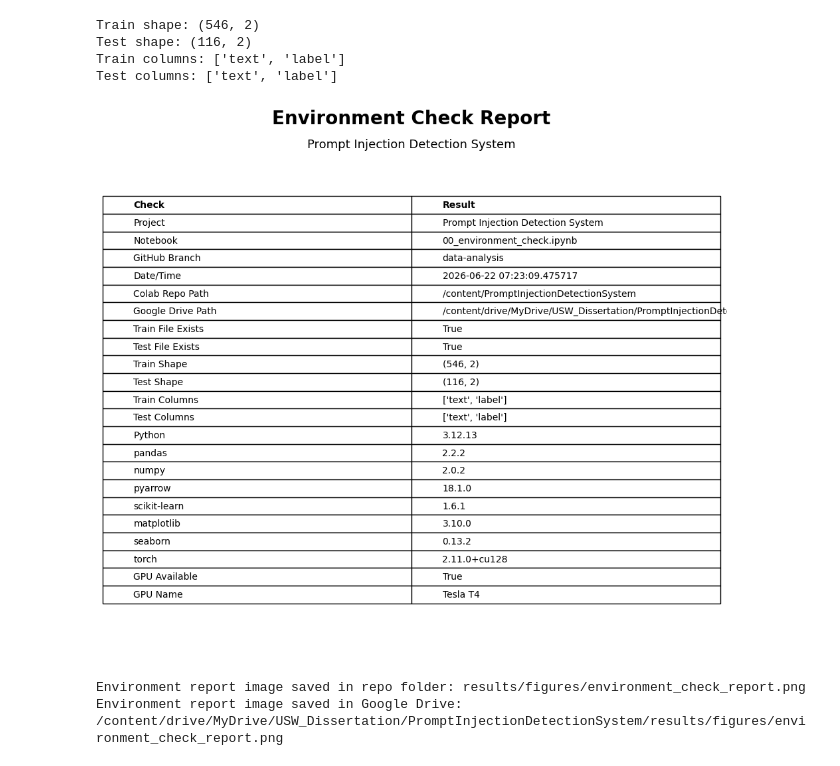
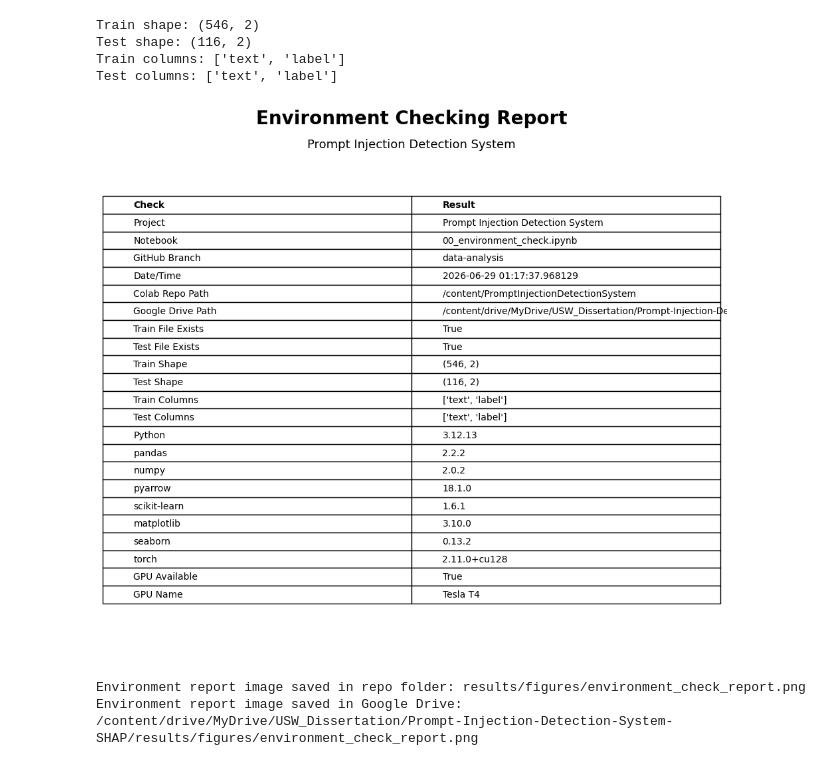
Before and after one commit to Al-Amin95/PromptInjectionDetectionSystem, a Jupyter notebook: notebooks/00_environment_check.ipynb, the cells around one changed output. Cells and saved outputs as stored; diff of their text form; code cells hidden in the pictures.

Commit message:
Data-Analysis Environment Setup done

```diff
--- a/notebooks/00_environment_check.ipynb
+++ b/notebooks/00_environment_check.ipynb
@@ -123,3 +85,29 @@ scikit-learn: 1.6.1
 matplotlib: 3.10.0
 seaborn: 0.13.2
 torch: 2.11.0+cu128
+# %%
+#Create google drive project folders
+import os
+
+drive_base = "/content/drive/MyDrive/USW_Dissertation/Prompt-Injection-Detection-System-SHAP"
+
+drive_folders = [
+    "github_repo_backup",
+    "data/raw",
+    "data/processed",
+    "notebooks",
+    "results/figures",
+    "results/tables",
+    "models/distilbert",
+    "models/roberta",
+    "models/secbert",
+    "shap_outputs",
+    "screenshots",
+    "dissertation_evidence"
+]
+
+for folder in drive_folders:
+    os.makedirs(os.path.join(drive_base, folder), exist_ok=True)
+
+print("Google Drive project folders are ready.")
+print("Drive base path:", drive_base)
@@ -243,7 +251,7 @@ ax.axis("off")
 ax.text(
     0.5,
     1.05,
-    "Environment Check Report",
+    "Environment Checking Report",
     fontsize=20,
     fontweight="bold",
     ha="center",
@@ -258,33 +266,33 @@ ax.text(
     ha="center",
     va="center"
 )
 
 table = ax.table(
     cellText=report_data,
     colLabels=["Check", "Result"],
     cellLoc="left",
     colLoc="left",
     loc="center"
 )
 
 table.auto_set_font_size(False)
 table.set_fontsize(10)
 table.scale(1, 1.6)
 
 for col in range(2):
     table[(0, col)].set_text_props(weight="bold")
 
 repo_image_path = "results/figures/environment_check_report.png"
 drive_image_path = os.path.join(drive_base, "results/figures/environment_check_report.png")
 
 plt.savefig(repo_image_path, bbox_inches="tight", dpi=300)
 plt.savefig(drive_image_path, bbox_inches="tight", dpi=300)
 
 plt.show()
 
 print("Environment report image saved in repo folder:", repo_image_path)
 print("Environment report image saved in Google Drive:", drive_image_path)
 # %% [output]
-[figure, old version]
+[figure, new version]
 Environment report image saved in repo folder: results/figures/environment_check_report.png
-Environment report image saved in Google Drive: /content/drive/MyDrive/USW_Dissertation/PromptInjectionDetectionSystem/results/figures/environment_check_report.png
+Environment report image saved in Google Drive: /content/drive/MyDrive/USW_Dissertation/Prompt-Injection-Detection-System-SHAP/results/figures/environment_check_report.png
```
Also changed, not shown: parts of 8 cells of this notebook.
